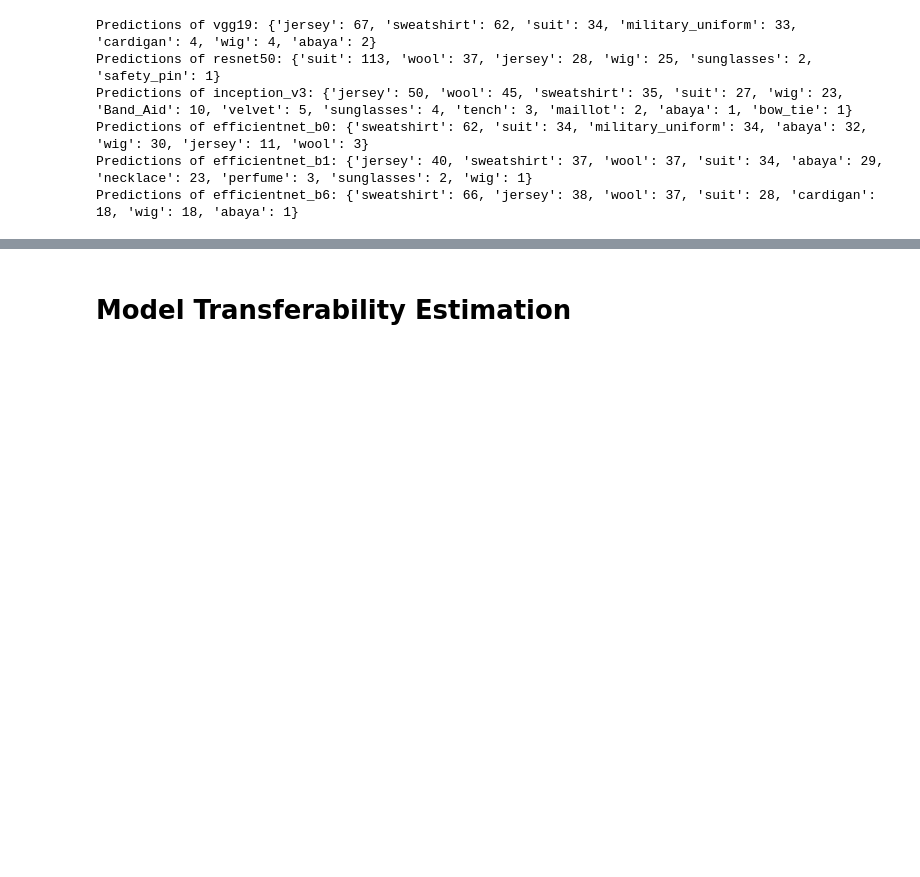
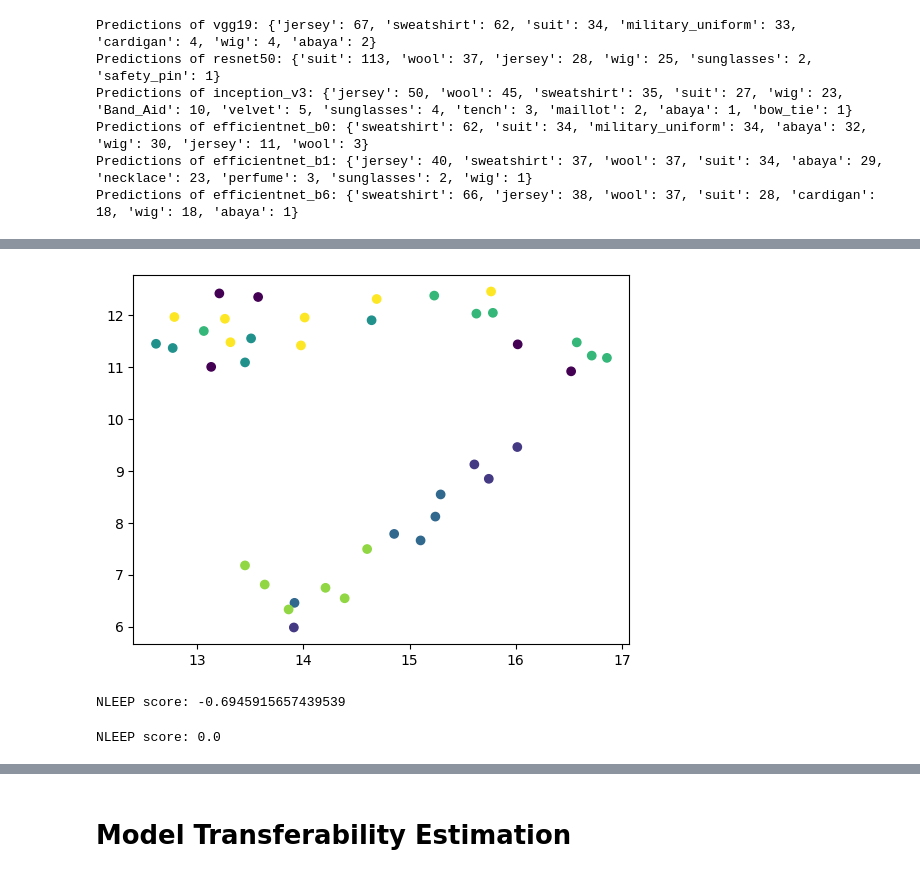
Before and after one commit to ADA-SITE-JML/gesture_face_features, a Jupyter notebook: code/hgr_pytorch.ipynb, the cells around one changed output, grey strips where cells are left out. Saved outputs shown, nothing was run; the diff lists cells and outputs as text; code cells hidden in the pictures; blank space fills up the shorter version.

Commit message:
Add Reducer/Embeddings Engine

```diff
--- a/code/hgr_pytorch.ipynb
+++ b/code/hgr_pytorch.ipynb
@@ -63,0 +327,4 @@ Predictions of efficientnet_b6: {'sweatshirt': 66, 'jersey': 38, 'wool': 37, 'su
+# %%
+reducer.plot()
+# %% [output]
+[figure, added]
@@ -63,0 +333,20 @@ Predictions of efficientnet_b6: {'sweatshirt': 66, 'jersey': 38, 'wool': 37, 'su
+# %%
+from LogME.LEEP import LEEP
+
+num_components_gmm = 7
+gmm = GaussianMixture(n_components=num_components_gmm, random_state=random_state)
+gmm.fit(embedding)
+gmm_predictions = gmm.predict_proba(embedding)
+nleep = LEEP(gmm_predictions, t[p_num])
+print(f"NLEEP score: {nleep}")
+# %% [output]
+NLEEP score: -0.6945915657439539
+# %%
+num_components_gmm = 39
+gmm = GaussianMixture(n_components=num_components_gmm, random_state=random_state)
+gmm.fit(embedding)
+gmm_predictions = gmm.predict_proba(embedding)
+nleep = LEEP(gmm_predictions, t[p_num])
+print(f"NLEEP score: {nleep}")
+# %% [output]
+NLEEP score: 0.0
```
Also changed, not shown: parts of 31 cells of this notebook, 13 other files.
